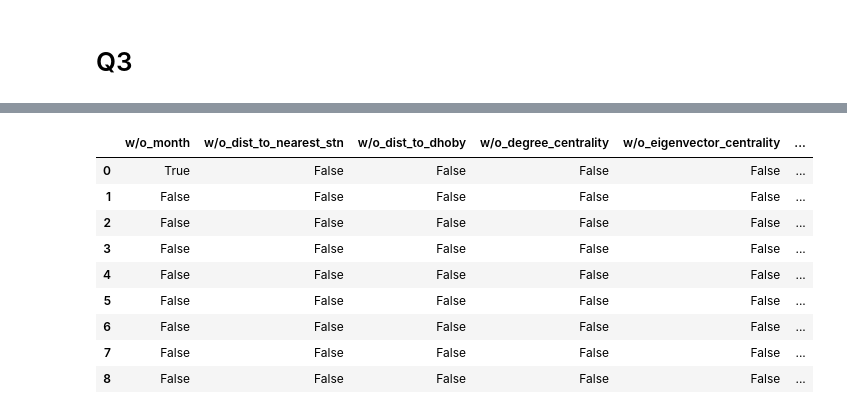
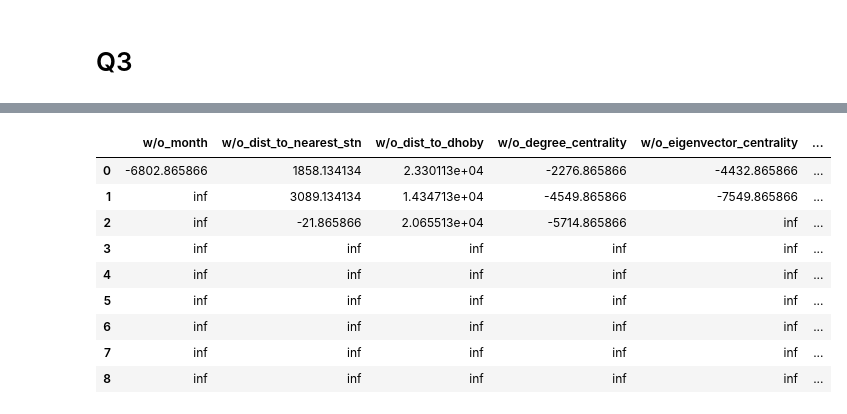
Before and after one commit to NicholasGoh/nndl, a Jupyter notebook: start_1b.ipynb, the cells around one changed output, grey strips where cells are left out. Saved outputs shown, nothing was run; the diff lists cells and outputs as text; code cells hidden in the pictures.

```diff
--- a/start_1b.ipynb
+++ b/start_1b.ipynb
@@ -321,6 +325,6 @@ plt.ylabel('targets');
 add `Embedding` layer for categorical features
 # %%
 all_inputs, all_features = prep_inputs(embedding=True)
-visualization, model = make_network(all_inputs, all_features)
+visualization, model = make_network()
 visualization
 # %% [output]
@@ -446,8 +432,7 @@ def recursive_feature_elimination(
 %%time
 val_loss_memory = recursive_feature_elimination(
     callbacks=callbacks,
-    baseline=min(q2.history['val_loss']),
-    all_inputs=all_inputs,
-    all_features=all_features)
+    benchmark=min(q2.history['val_loss'])
+)
 # %% [output]
 Popping month
@@ -604,14 +614,14 @@ threshold Q2 `val_loss` to find which combination of features yields the lowest
 # %%
-val_loss_memory.apply(lambda x: x < 63721.488)
+val_loss_memory.apply(lambda x: x - min(np.sqrt(q2.history['val_loss'])))
 # %% [output]
 |  | w/o_month | w/o_dist_to_nearest_stn | w/o_dist_to_dhoby | w/o_degree_centrality | w/o_eigenvector_centrality | ... |
-| 0 | True | False | False | False | False | ... |
-| 1 | False | False | False | False | False | ... |
-| 2 | False | False | False | False | False | ... |
-| 3 | False | False | False | False | False | ... |
-| 4 | False | False | False | False | False | ... |
-| 5 | False | False | False | False | False | ... |
-| 6 | False | False | False | False | False | ... |
-| 7 | False | False | False | False | False | ... |
-| 8 | False | False | False | False | False | ... |
+| 0 | -6802.865866 | 1858.134134 | 2.330113e+04 | -2276.865866 | -4432.865866 | ... |
+| 1 | inf | 3089.134134 | 1.434713e+04 | -4549.865866 | -7549.865866 | ... |
+| 2 | inf | -21.865866 | 2.065513e+04 | -5714.865866 | inf | ... |
+| 3 | inf | inf | inf | inf | inf | ... |
+| 4 | inf | inf | inf | inf | inf | ... |
+| 5 | inf | inf | inf | inf | inf | ... |
+| 6 | inf | inf | inf | inf | inf | ... |
+| 7 | inf | inf | inf | inf | inf | ... |
+| 8 | inf | inf | inf | inf | inf | ... |
 # %% [markdown]
```
Also changed, not shown: parts of 33 cells of this notebook, 1 other file.
